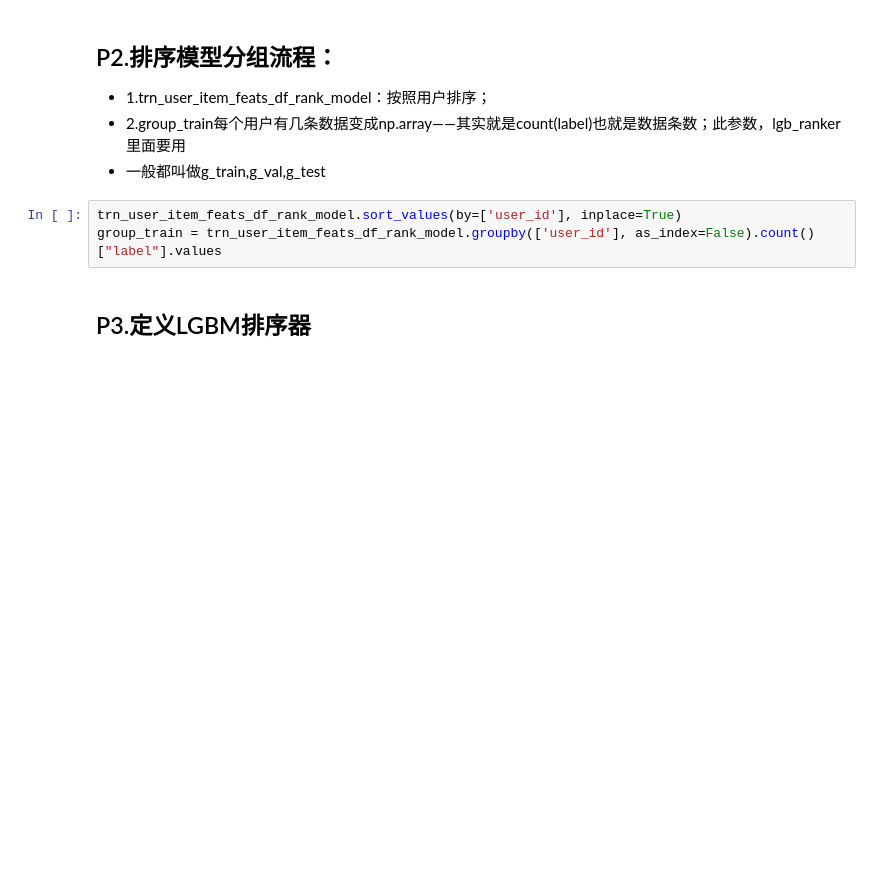
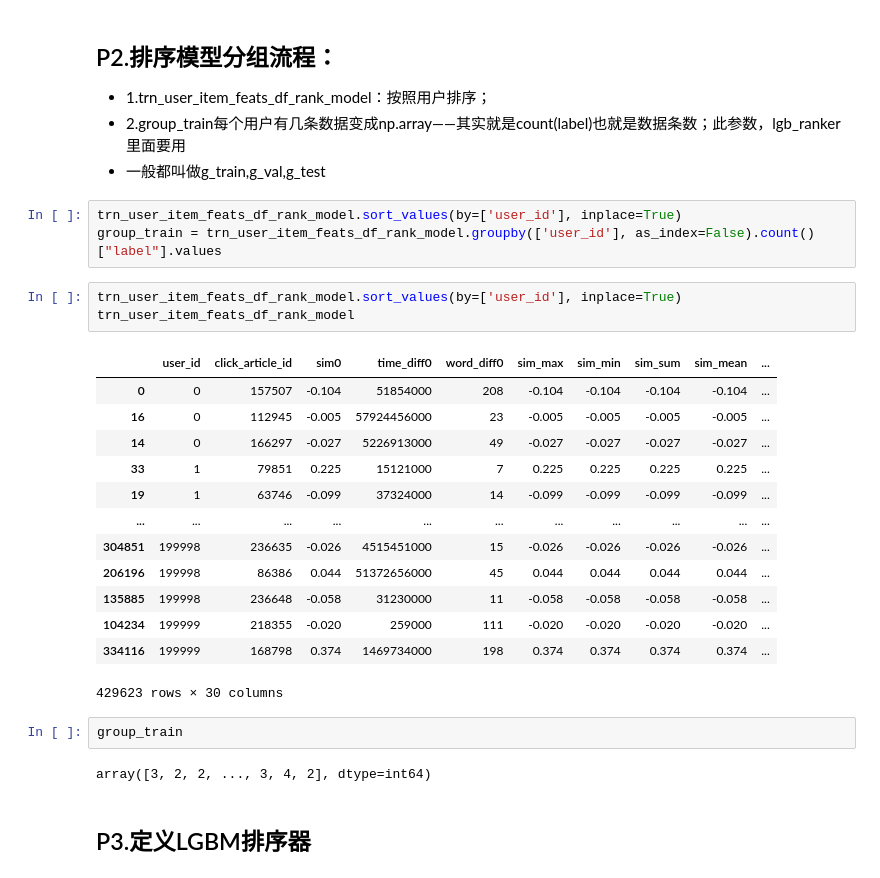
Before and after one commit to AMYLEOKY/tianchi-news-recommend, a Jupyter notebook: 新闻reco——排序阶段.ipynb, the cells around one changed output. Cells and saved outputs as stored; diff of their text form; blank space fills up the shorter version.

```diff
--- a/新闻reco——排序阶段.ipynb
+++ b/新闻reco——排序阶段.ipynb
@@ -163,6 +163,27 @@ lgb_ranker_need_cols = ['sim0', 'time_diff0', 'word_diff0',
 # %%
 trn_user_item_feats_df_rank_model.sort_values(by=['user_id'], inplace=True)
 group_train = trn_user_item_feats_df_rank_model.groupby(['user_id'], as_index=False).count()["label"].values
+# %%
+trn_user_item_feats_df_rank_model.sort_values(by=['user_id'], inplace=True)
+trn_user_item_feats_df_rank_model
+# %% [output]
+|  | user_id | click_article_id | sim0 | time_diff0 | word_diff0 | sim_max | sim_min | sim_sum | sim_mean | ... |
+| 0 | 0 | 157507 | -0.104 | 51854000 | 208 | -0.104 | -0.104 | -0.104 | -0.104 | ... |
+| 16 | 0 | 112945 | -0.005 | 57924456000 | 23 | -0.005 | -0.005 | -0.005 | -0.005 | ... |
+| 14 | 0 | 166297 | -0.027 | 5226913000 | 49 | -0.027 | -0.027 | -0.027 | -0.027 | ... |
+| 33 | 1 | 79851 | 0.225 | 15121000 | 7 | 0.225 | 0.225 | 0.225 | 0.225 | ... |
+| 19 | 1 | 63746 | -0.099 | 37324000 | 14 | -0.099 | -0.099 | -0.099 | -0.099 | ... |
+| ... | ... | ... | ... | ... | ... | ... | ... | ... | ... | ... |
+| 304851 | 199998 | 236635 | -0.026 | 4515451000 | 15 | -0.026 | -0.026 | -0.026 | -0.026 | ... |
+| 206196 | 199998 | 86386 | 0.044 | 51372656000 | 45 | 0.044 | 0.044 | 0.044 | 0.044 | ... |
+| 135885 | 199998 | 236648 | -0.058 | 31230000 | 11 | -0.058 | -0.058 | -0.058 | -0.058 | ... |
+| 104234 | 199999 | 218355 | -0.020 | 259000 | 111 | -0.020 | -0.020 | -0.020 | -0.020 | ... |
+| 334116 | 199999 | 168798 | 0.374 | 1469734000 | 198 | 0.374 | 0.374 | 0.374 | 0.374 | ... |
+429623 rows × 30 columns
+# %%
+group_train
+# %% [output]
+array([3, 2, 2, ..., 3, 4, 2], dtype=int64)
 # %% [markdown]
 ## P3.定义LGBM排序器
 # %%
```
Also changed, not shown: parts of 14 cells of this notebook, 1 other file.
